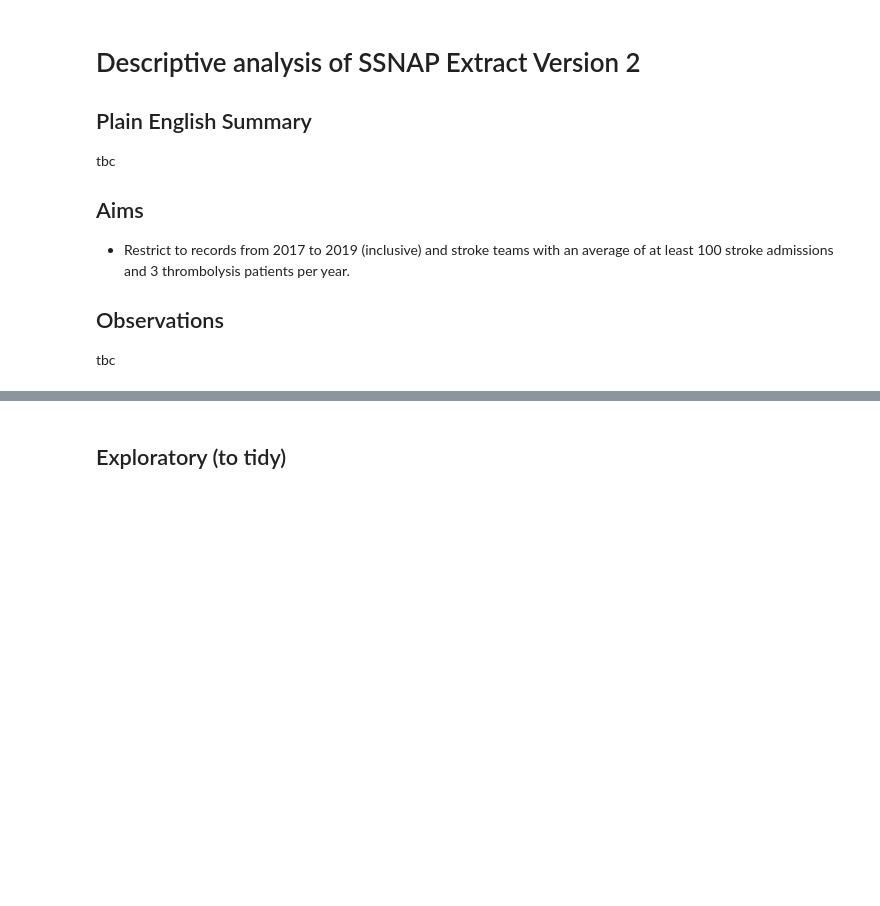
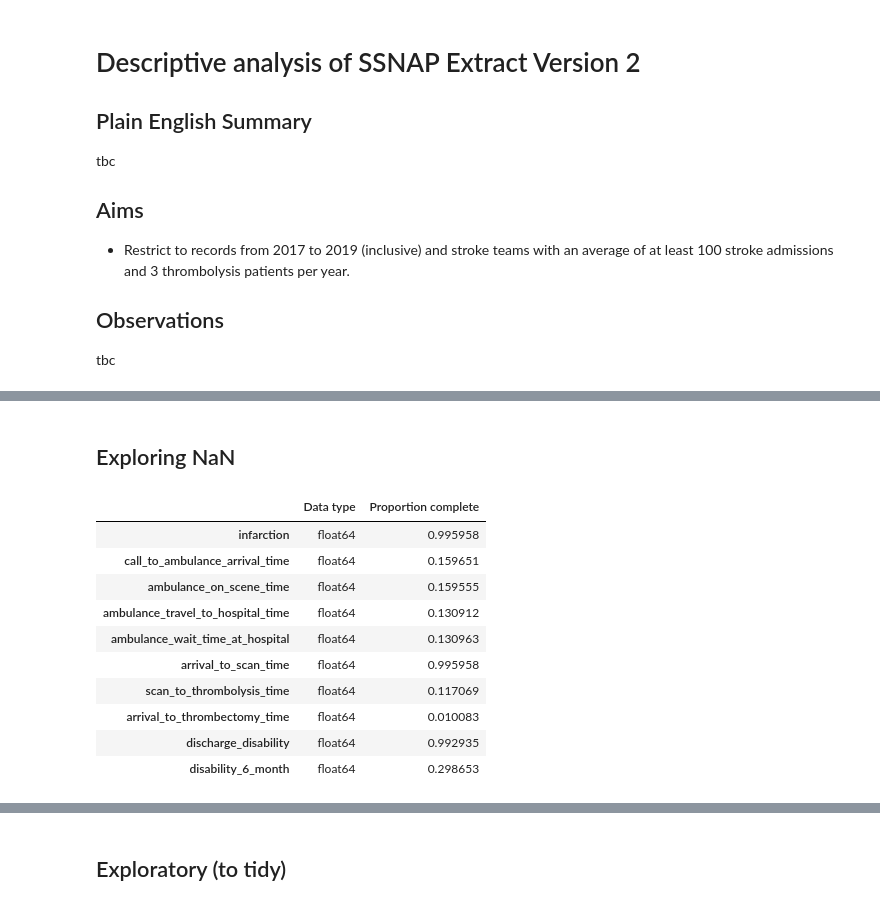
Before and after one commit to samuel-book/samuel_2_data_prep, a Jupyter notebook: descriptive_statistics/01_descriptive_analysis.ipynb, the cells around one changed output, grey strips where cells are left out. Drawn from its saved outputs; the diff is of its cells as text; code cells hidden in the pictures; blank space fills up the shorter version.

```diff
--- a/descriptive_statistics/01_descriptive_analysis.ipynb
+++ b/descriptive_statistics/01_descriptive_analysis.ipynb
@@ -91,0 +146,17 @@ Number of stroke teams removed from dataset: 4
+# %% [markdown]
+## Exploring NaN
+# %%
+# Just list columns with incomplete data
+data_type_complete[data_type_complete['Proportion complete'] < 1]
+# %% [output]
+|  | Data type | Proportion complete |
+| infarction | float64 | 0.995958 |
+| call_to_ambulance_arrival_time | float64 | 0.159651 |
+| ambulance_on_scene_time | float64 | 0.159555 |
+| ambulance_travel_to_hospital_time | float64 | 0.130912 |
+| ambulance_wait_time_at_hospital | float64 | 0.130963 |
+| arrival_to_scan_time | float64 | 0.995958 |
+| scan_to_thrombolysis_time | float64 | 0.117069 |
+| arrival_to_thrombectomy_time | float64 | 0.010083 |
+| discharge_disability | float64 | 0.992935 |
+| disability_6_month | float64 | 0.298653 |
```
Also changed, not shown: parts of 48 cells of this notebook.
